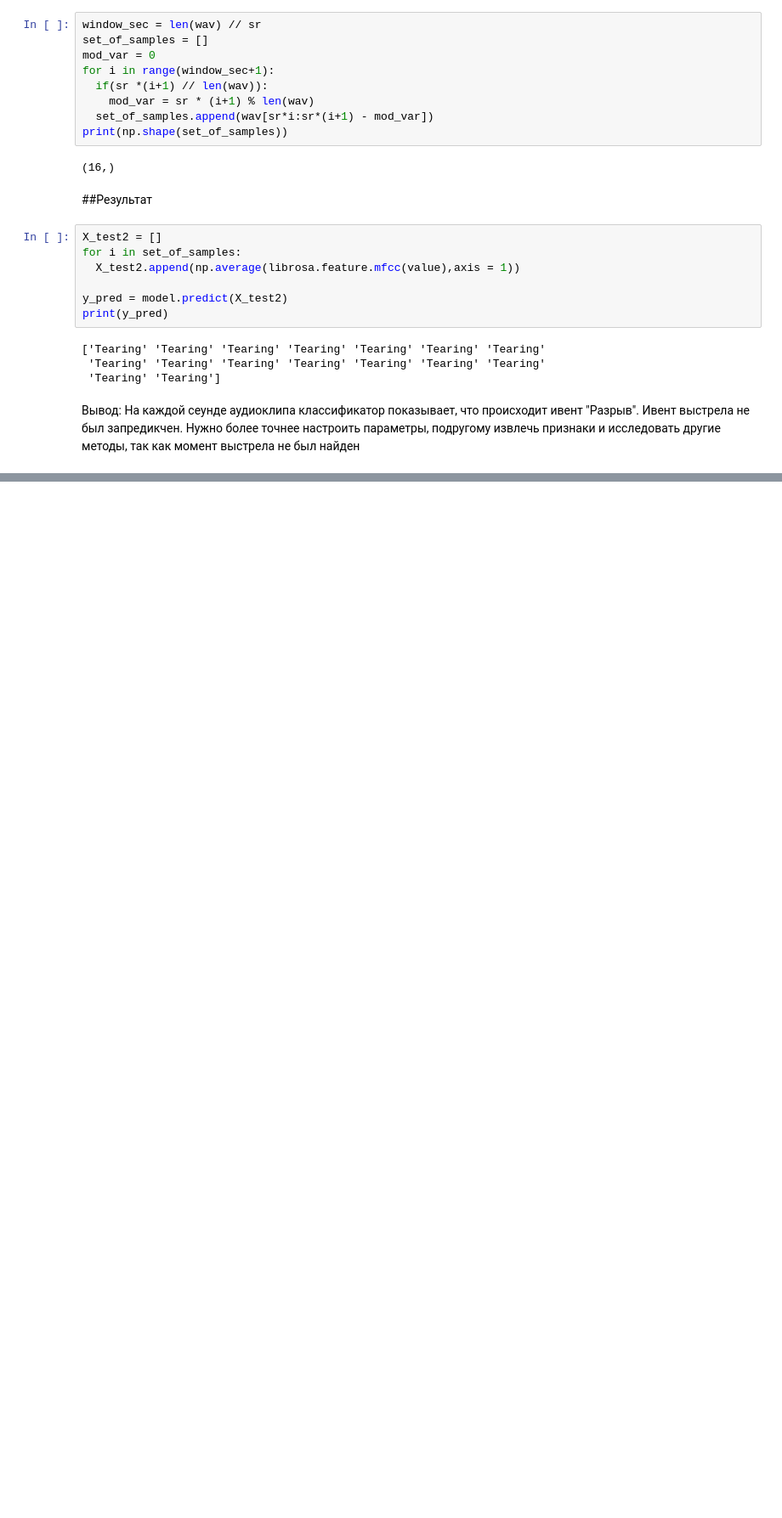
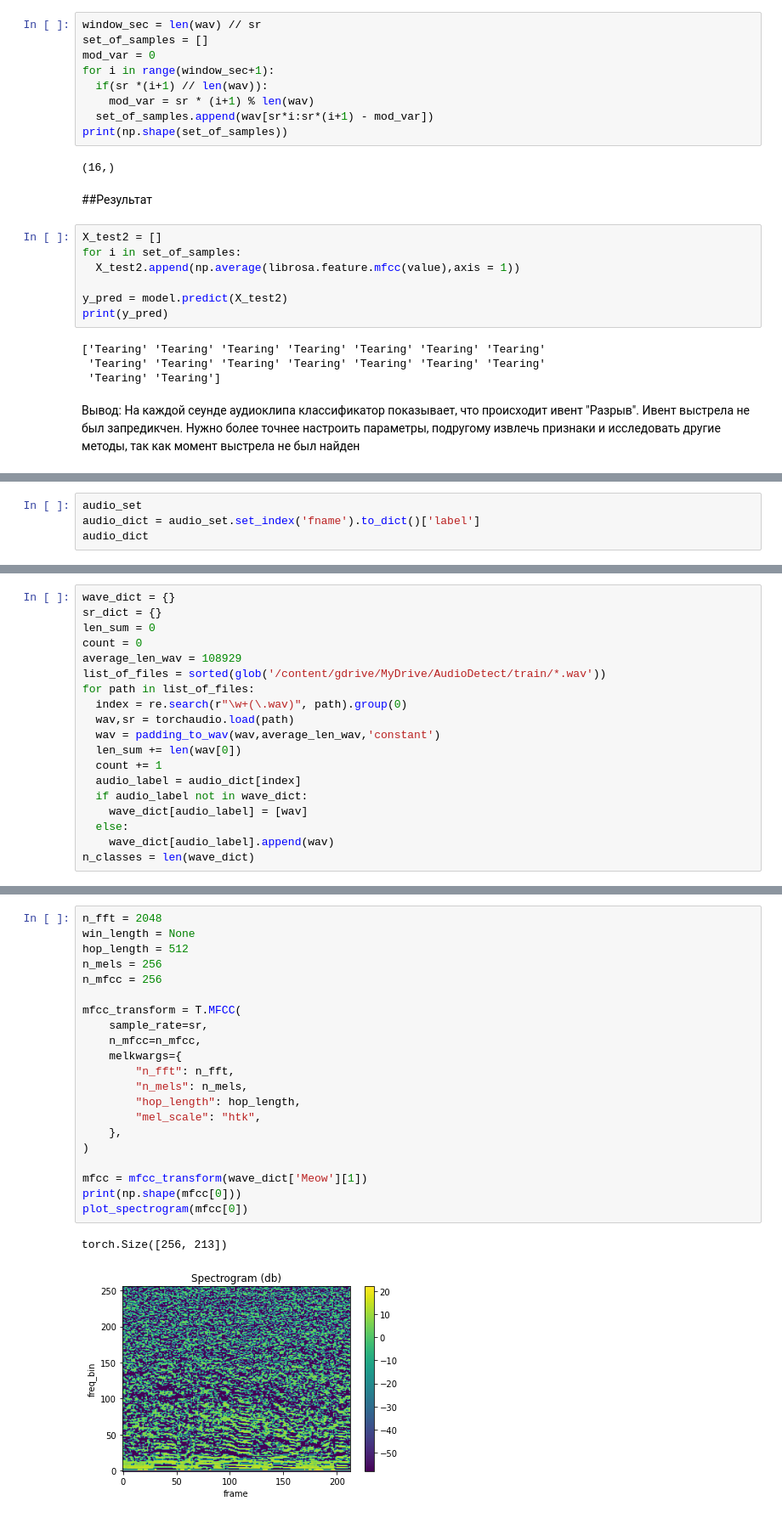
Before and after one commit to PhilippShemetov/DetectAudio, a Jupyter notebook: DetectAudio.ipynb, the cells around one changed output, grey strips where cells are left out. Shown at 85% size. Saved outputs shown, nothing was run; the diff lists cells and outputs as text; blank space fills up the shorter version.

```diff
--- a/DetectAudio.ipynb
+++ b/DetectAudio.ipynb
@@ -391,0 +422,4 @@ print(y_pred)
+# %%
+audio_set
+audio_dict = audio_set.set_index('fname').to_dict()['label']
+audio_dict
@@ -391,0 +444,19 @@ print(y_pred)
+# %%
+wave_dict = {}
+sr_dict = {}
+len_sum = 0
+count = 0
+average_len_wav = 108929
+list_of_files = sorted(glob('/content/gdrive/MyDrive/AudioDetect/train/*.wav'))
+for path in list_of_files:
+  index = re.search(r"\w+(\.wav)", path).group(0)
+  wav,sr = torchaudio.load(path)
+  wav = padding_to_wav(wav,average_len_wav,'constant')
+  len_sum += len(wav[0])
+  count += 1
+  audio_label = audio_dict[index]
+  if audio_label not in wave_dict:
+    wave_dict[audio_label] = [wav]
+  else:
+    wave_dict[audio_label].append(wav)
+n_classes = len(wave_dict)
@@ -391,0 +477,24 @@ print(y_pred)
+# %%
+n_fft = 2048
+win_length = None
+hop_length = 512
+n_mels = 256
+n_mfcc = 256
+
+mfcc_transform = T.MFCC(
+    sample_rate=sr,
+    n_mfcc=n_mfcc,
+    melkwargs={
+        "n_fft": n_fft,
+        "n_mels": n_mels,
+        "hop_length": hop_length,
+        "mel_scale": "htk",
+    },
+)
+
+mfcc = mfcc_transform(wave_dict['Meow'][1])
+print(np.shape(mfcc[0]))
+plot_spectrogram(mfcc[0])
+# %% [output]
+torch.Size([256, 213])
+[figure, added]
```
Also changed, not shown: parts of 42 cells of this notebook.
